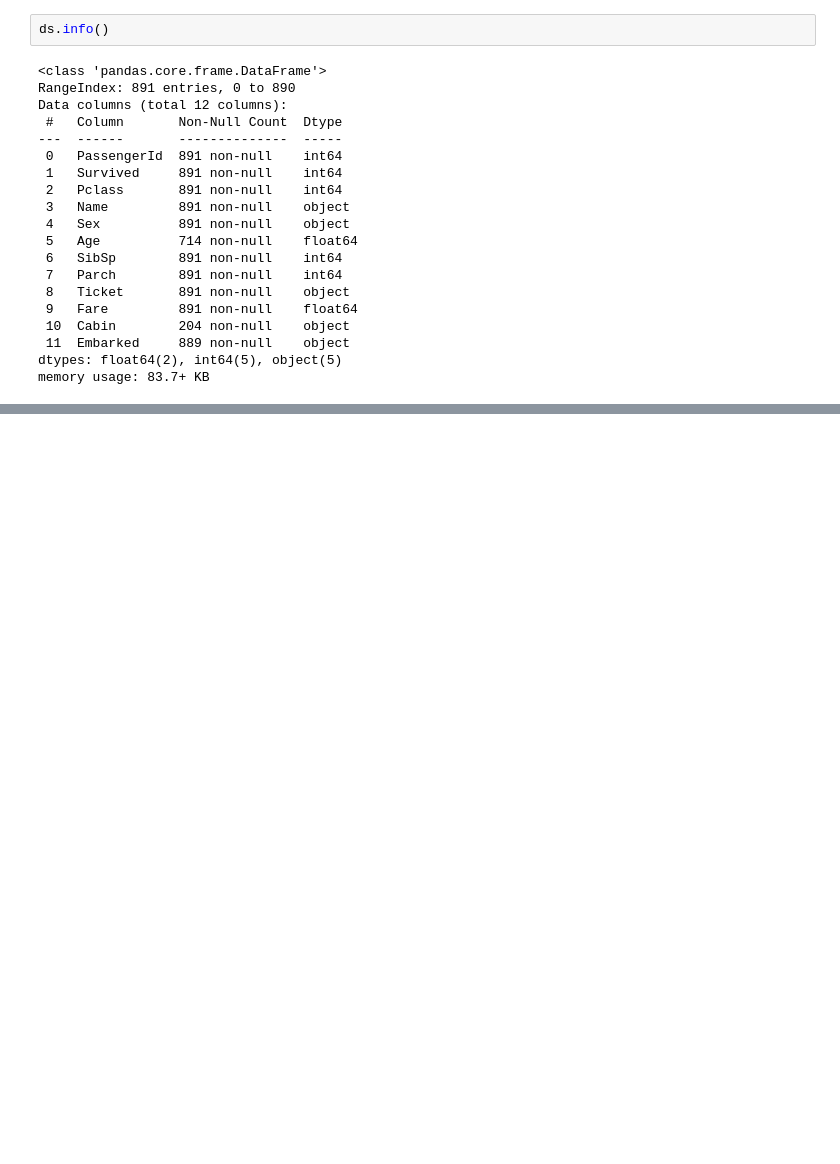
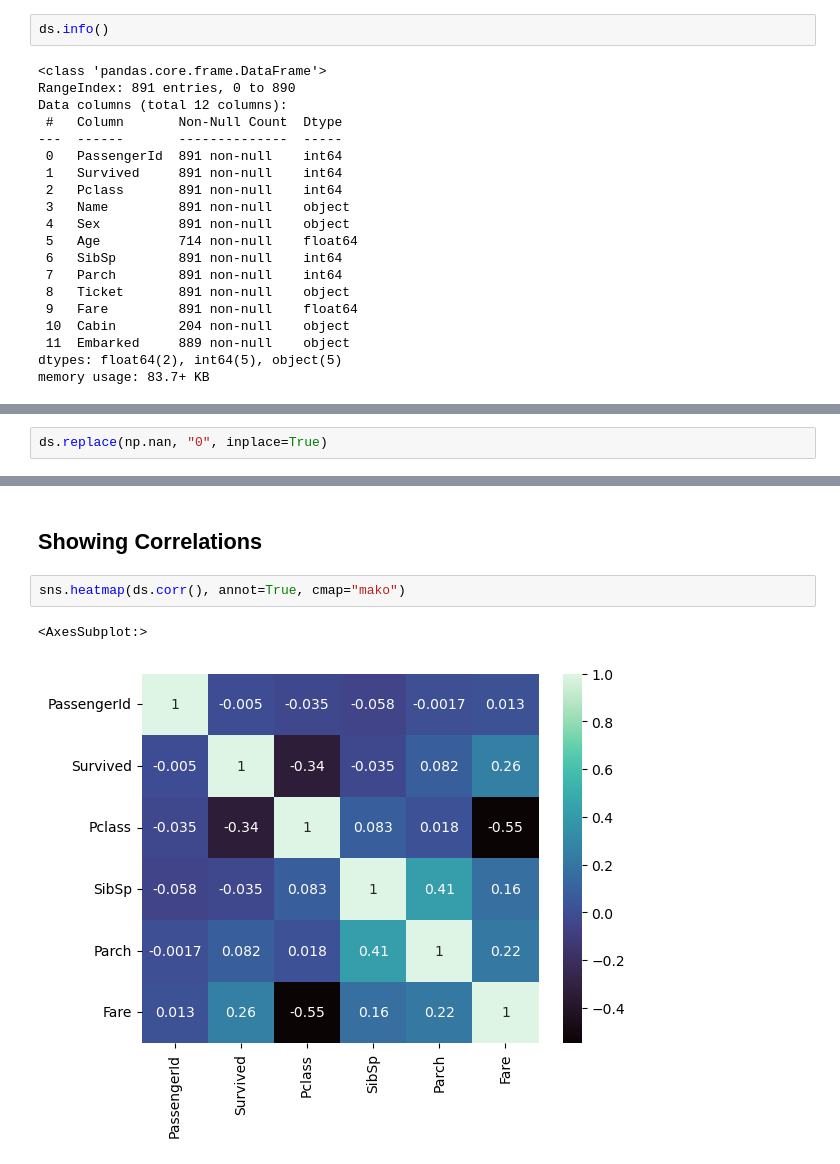
Before and after one commit to nathan-pham/titanic, a Jupyter notebook: data_analysis.ipynb, the cells around one changed output, grey strips where cells are left out. Cells and saved outputs as stored; diff of their text form; blank space fills up the shorter version.

```diff
--- a/data_analysis.ipynb
+++ b/data_analysis.ipynb
@@ -45,0 +131,2 @@ ds.describe()
+# %%
+ds.replace(np.nan, "0", inplace=True)
@@ -45,0 +149,7 @@ ds.describe()
+# %% [markdown]
+## Showing Correlations
+# %%
+sns.heatmap(ds.corr(), annot=True, cmap="mako")
+# %% [output]
+<AxesSubplot:>
+[figure, added]
```
Also changed, not shown: parts of 15 cells of this notebook.
